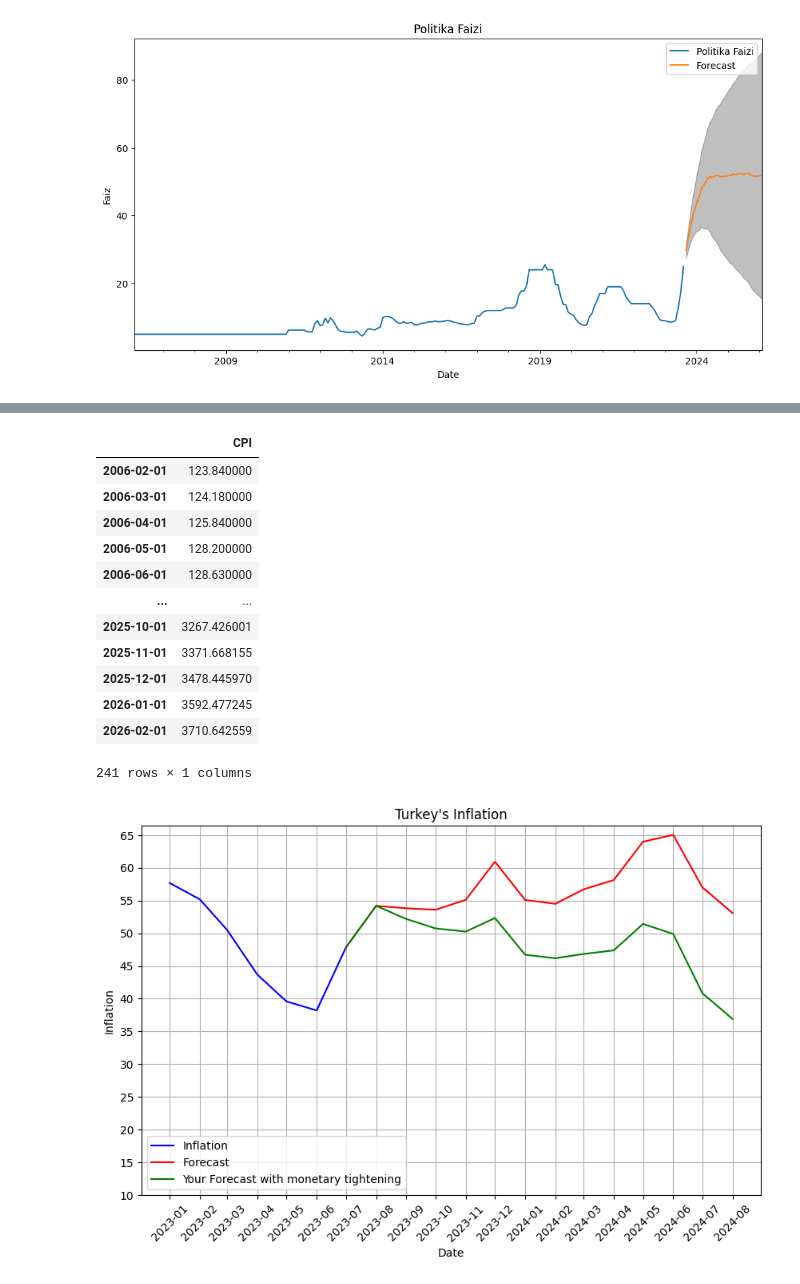
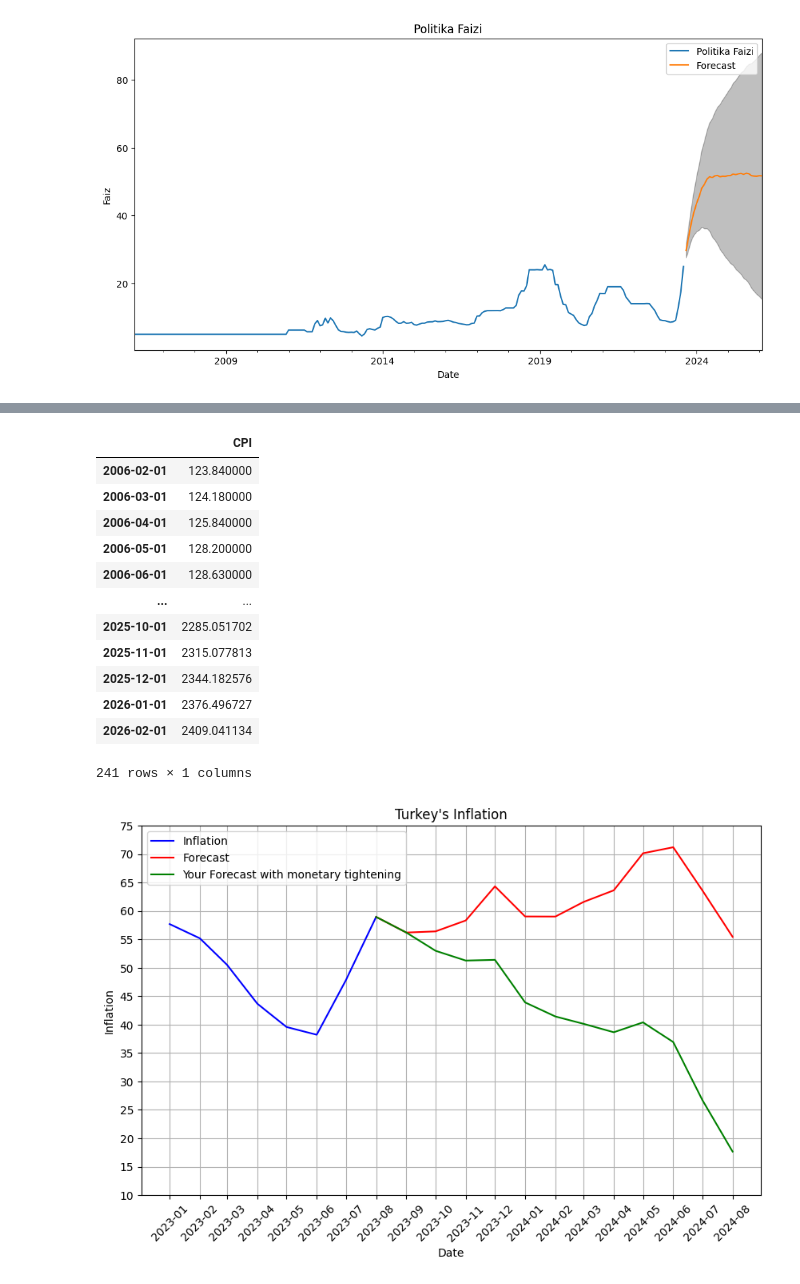
Before and after one commit to kaboya19/InflationForecast, a Jupyter notebook: InflationForecast.ipynb, the cells around one changed output, grey strips where cells are left out. Drawn from its saved outputs; the diff is of its cells as text; code cells hidden in the pictures.

```diff
--- a/InflationForecast.ipynb
+++ b/InflationForecast.ipynb
@@ -856,7 +852,6 @@ plt.show()
 import random
 pred_ci['Mean'] = (pred_ci["lower Kredi"] + pred_ci["upper Kredi"])/2
 kreditahmin=pred_ci["Mean"]
-kreditahmin=pd.concat([df3["Kredi"].tail(1),kreditahmin])
 kreditahmin=pd.DataFrame(kreditahmin)
 kreditahmin.columns=["Kredi Tahmin"]
 kreditahmin
@@ -961,7 +956,6 @@ plt.show()
 # %%
 pred_ci['Mean'] = (pred_ci["lower Politika Faizi"] + pred_ci["upper Politika Faizi"])/2
 faiztahmin=pred_ci["Mean"]
-faiztahmin=pd.concat([pfaiz["Politika Faizi"].tail(1),faiztahmin])
 faiztahmin=pd.DataFrame(faiztahmin)
 faiztahmin.columns=["Politika Faizi"]
 faiztahmin["Politika Faizi"]=faiztahmin["Politika Faizi"].astype(int)
@@ -1015,7 +1009,7 @@ res2=[]
 res3=[]
 
 
-for i in range(31):
+for i in range(30):
     res2.append(results.params["const"]+results.params["Onceki USD/TL"]*usdtahmin["USD Tahmin"][i]+results.params["Para Arzi Onceki"]*paraarzitahmin["Para Arzi Tahmin"][i]+results.params["Kredi"]*kreditahmin["Kredi Tahmin"][i]+results.params["Brent"]*brenttahmin["Brent"][i]+results.params["Politika Faizi"]*faiztahmin["Politika Faizi"][i])
     res3.append(results.params["const"]+results.params["Onceki USD/TL"]*usdtahmin["USD Tahmin Assumption 2"][i]+results.params["Para Arzi Onceki"]*paraarzitahmin["Para Arzi Assumption 2"][i]+results.params["Kredi"]*kreditahmin["Kredi Tahmin Assumption 2"][i]+results.params["Brent"]*brenttahmin["Brent"][i]+results.params["Politika Faizi"]*faiztahmin["Politika Faizi"][i])
 
@@ -1024,7 +1018,7 @@ for i in range(31):
 
 
 df9=pd.DataFrame()
-dates=pd.date_range('2023-08-01','2026-03-01' , freq='1M')-pd.offsets.MonthBegin(1)
+dates=pd.date_range('2023-09-01','2026-03-01' , freq='1M')-pd.offsets.MonthBegin(1)
 df9["Inflation"]=res2
 df9["Assumption 2 Inflation"]=res3
 df9['TIME']=dates
@@ -1052,11 +1046,11 @@ df9
 # %%
-dff=pd.concat([df["CPI"].head(210),df9["Inflation"]],axis=0)
+dff=pd.concat([df["CPI"].head(211),df9["Inflation"]],axis=0)
 dff=pd.DataFrame(dff)
 dff.columns=["CPI"]
 
 
 
-dfas2=pd.concat([df["CPI"].head(210),df9["Assumption 2 Inflation"]],axis=0)
+dfas2=pd.concat([df["CPI"].head(211),df9["Assumption 2 Inflation"]],axis=0)
 dfas2=pd.DataFrame(dfas2)
 dfas2.columns=["CPI"]
 dfas2
@@ -1068,11 +1062,11 @@ dfas2
 | 2006-05-01 | 128.200000 |
 | 2006-06-01 | 128.630000 |
 | ... | ... |
-| 2025-10-01 | 3267.426001 |
-| 2025-11-01 | 3371.668155 |
-| 2025-12-01 | 3478.445970 |
-| 2026-01-01 | 3592.477245 |
-| 2026-02-01 | 3710.642559 |
+| 2025-10-01 | 2285.051702 |
+| 2025-11-01 | 2315.077813 |
+| 2025-12-01 | 2344.182576 |
+| 2026-01-01 | 2376.496727 |
+| 2026-02-01 | 2409.041134 |
 241 rows × 1 columns
 # %%
 import pandas as pd
@@ -1104,37 +1098,37 @@ dfas2=dfas2.head(228)
 dates=pd.date_range('2008-02-01','2026-02-01' , freq='1M')-pd.offsets.MonthBegin(1)
 
 
 
 
 
 
 # Grafik çizdirelim
 plt.figure(figsize=(10, 6))
-plt.plot(dff.iloc[191:198]["yillik_enflasyon_orani"], label='Inflation', color='blue')
-plt.plot(dff.iloc[197:211]["yillik_enflasyon_orani"],label='Forecast', color='red')
+plt.plot(dff.iloc[191:199]["yillik_enflasyon_orani"], label='Inflation', color='blue')
+plt.plot(dff.iloc[198:211]["yillik_enflasyon_orani"],label='Forecast', color='red')
 
 
-plt.plot(dfas2.iloc[197:211]["yillik_enflasyon_orani"],label='Your Forecast with monetary tightening', color='green')
+plt.plot(dfas2.iloc[198:211]["yillik_enflasyon_orani"],label='Your Forecast with monetary tightening', color='green')
 
 
 plt.xlabel('Date')
 plt.ylabel('Inflation')
 plt.xticks(dff.iloc[191:211].index, dff.iloc[191:211].index.strftime('%Y-%m'), rotation=45)
 y_max = int(max(dff["yillik_enflasyon_orani"].iloc[191:211]))
 y_min = 10
 y_interval = 0.5
 y_ticks = [y_min]
 while y_ticks[-1] < y_max:
     y_ticks.append(y_ticks[-1] + 5)
 
 # Y ekseni etiketlerini ayarlama
 plt.yticks(y_ticks)
 plt.title("Turkey's Inflation")
 plt.legend()
 plt.grid(True)
 plt.show()
 # %% [output]
-[figure, old version]
+[figure, new version]
 # %%
 res6=[]
 for i in range(-211,0):
```
Also changed, not shown: parts of 27 cells of this notebook.
